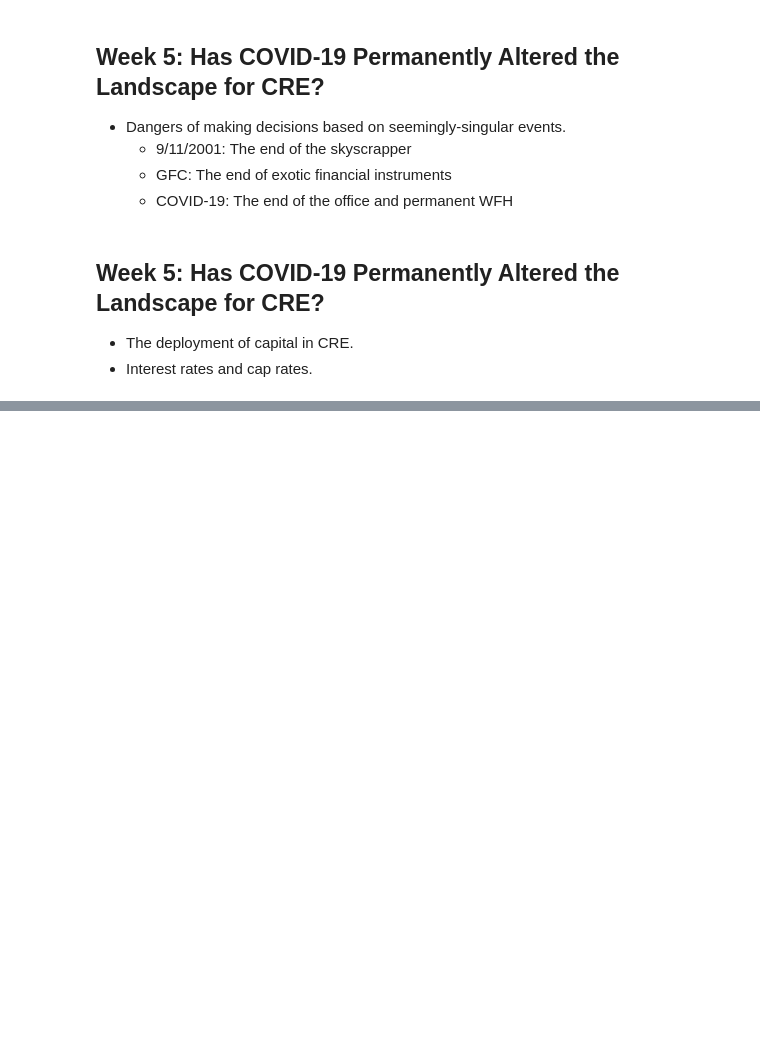
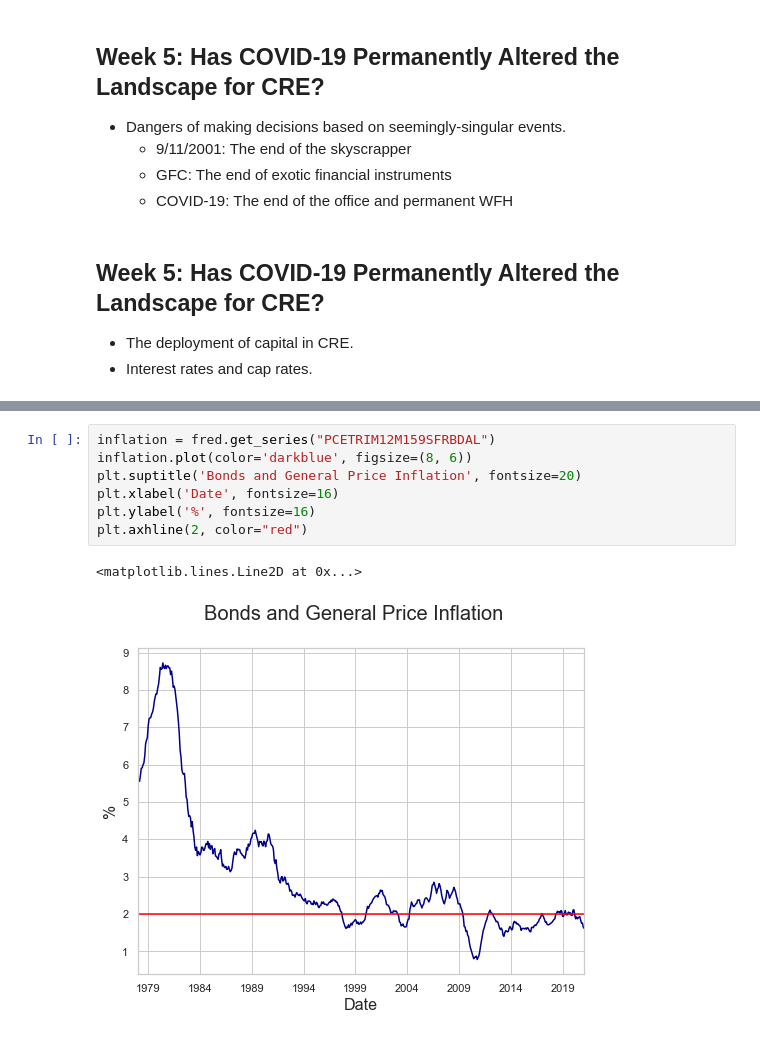
Before and after one commit to thsavage/CREF1-CE1005, a Jupyter notebook: Forces Shaping Commercial Real Estate.ipynb, the cells around one changed output, grey strips where cells are left out. Saved outputs shown, nothing was run; the diff lists cells and outputs as text; blank space fills up the shorter version.

```diff
--- a/Forces Shaping Commercial Real Estate.ipynb
+++ b/Forces Shaping Commercial Real Estate.ipynb
@@ -450,0 +460,10 @@ Text(0.5, 1.0, 'Amazon Volatility')
+# %%
+inflation = fred.get_series("PCETRIM12M159SFRBDAL")
+inflation.plot(color='darkblue', figsize=(8, 6))
+plt.suptitle('Bonds and General Price Inflation', fontsize=20)
+plt.xlabel('Date', fontsize=16)
+plt.ylabel('%', fontsize=16)
+plt.axhline(2, color="red")
+# %% [output]
+<matplotlib.lines.Line2D at 0x...>
+[figure, added]
```
Also changed, not shown: parts of 8 cells of this notebook.
